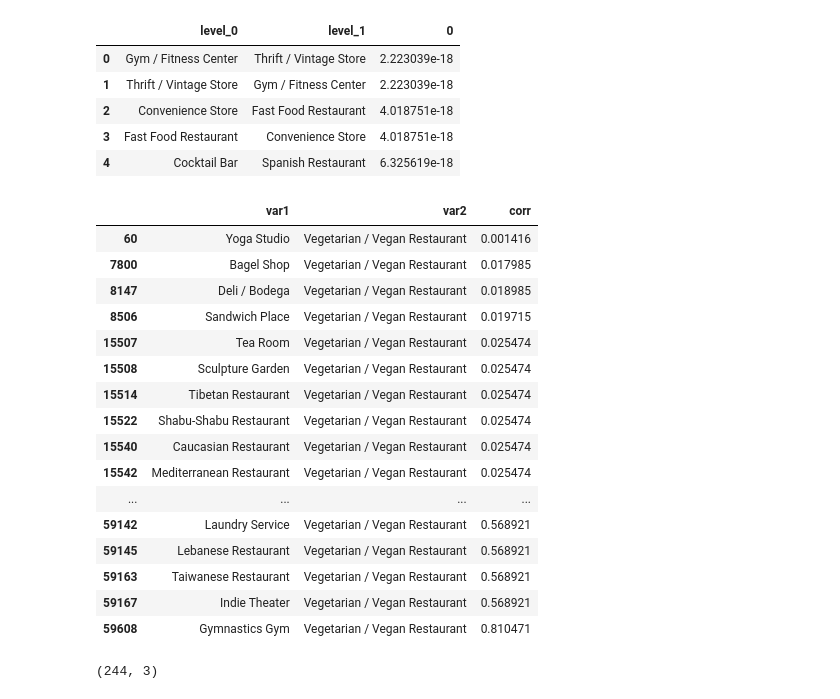
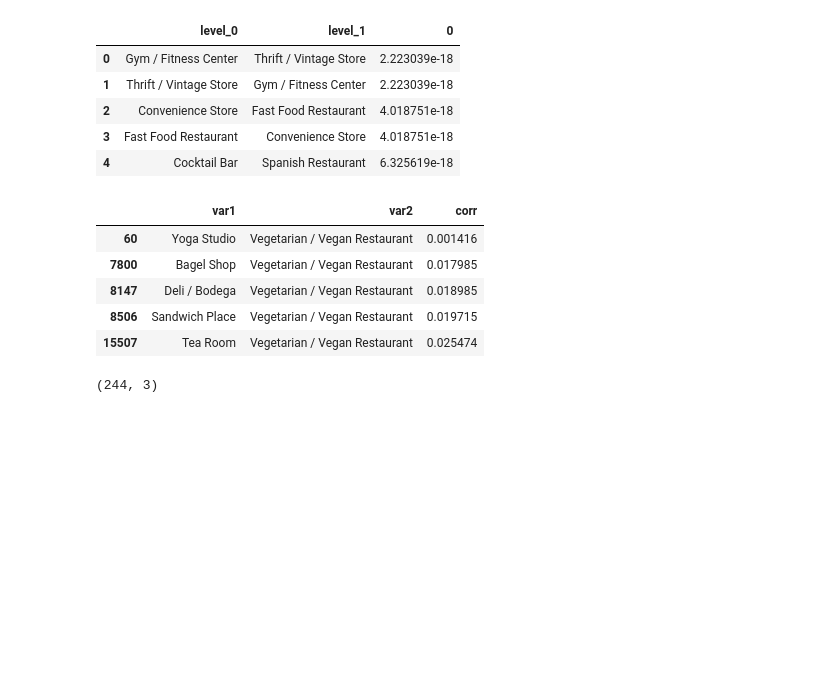
Before and after one commit to JulietteBaud/Capstone_Project, a Jupyter notebook: Battle of Neighborhoods - Week_2 .ipynb, the cells around one changed output. Drawn from its saved outputs; the diff is of its cells as text; code cells hidden in the pictures; blank space fills up the shorter version.

```diff
--- a/Battle of Neighborhoods - Week_2 .ipynb
+++ b/Battle of Neighborhoods - Week_2 .ipynb
@@ -577,27 +565,16 @@ vg1.head()
 # %%
 vegetarian = ['Vegetarian / Vegan Restaurant']
 vg1 = vg1[~vg1.level_0.isin(vegetarian) &
            vg1.level_1.isin(vegetarian)]
 vg2 = vg1.rename(columns={'level_0': 'var1', 'level_1': 'var2',0: 'corr'})
-vg2
+vg2.head()
 # %% [output]
 |  | var1 | var2 | corr |
 | 60 | Yoga Studio | Vegetarian / Vegan Restaurant | 0.001416 |
 | 7800 | Bagel Shop | Vegetarian / Vegan Restaurant | 0.017985 |
 | 8147 | Deli / Bodega | Vegetarian / Vegan Restaurant | 0.018985 |
 | 8506 | Sandwich Place | Vegetarian / Vegan Restaurant | 0.019715 |
 | 15507 | Tea Room | Vegetarian / Vegan Restaurant | 0.025474 |
-| 15508 | Sculpture Garden | Vegetarian / Vegan Restaurant | 0.025474 |
-| 15514 | Tibetan Restaurant | Vegetarian / Vegan Restaurant | 0.025474 |
-| 15522 | Shabu-Shabu Restaurant | Vegetarian / Vegan Restaurant | 0.025474 |
-| 15540 | Caucasian Restaurant | Vegetarian / Vegan Restaurant | 0.025474 |
-| 15542 | Mediterranean Restaurant | Vegetarian / Vegan Restaurant | 0.025474 |
-| ... | ... | ... | ... |
-| 59142 | Laundry Service | Vegetarian / Vegan Restaurant | 0.568921 |
-| 59145 | Lebanese Restaurant | Vegetarian / Vegan Restaurant | 0.568921 |
-| 59163 | Taiwanese Restaurant | Vegetarian / Vegan Restaurant | 0.568921 |
-| 59167 | Indie Theater | Vegetarian / Vegan Restaurant | 0.568921 |
-| 59608 | Gymnastics Gym | Vegetarian / Vegan Restaurant | 0.810471 |
 # %%
 vg2 = vg2.sort_values(by='corr', ascending=False)
 print(vg2.shape)
```
Also changed, not shown: parts of 4 cells of this notebook.
